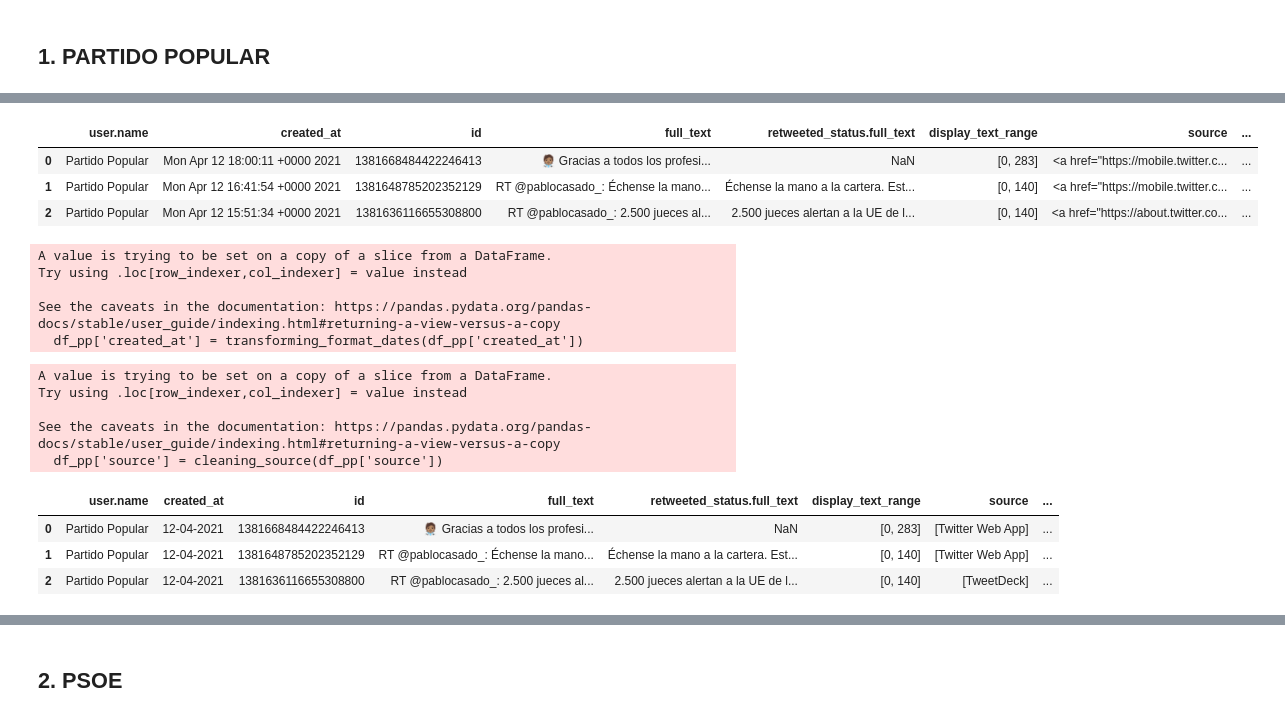
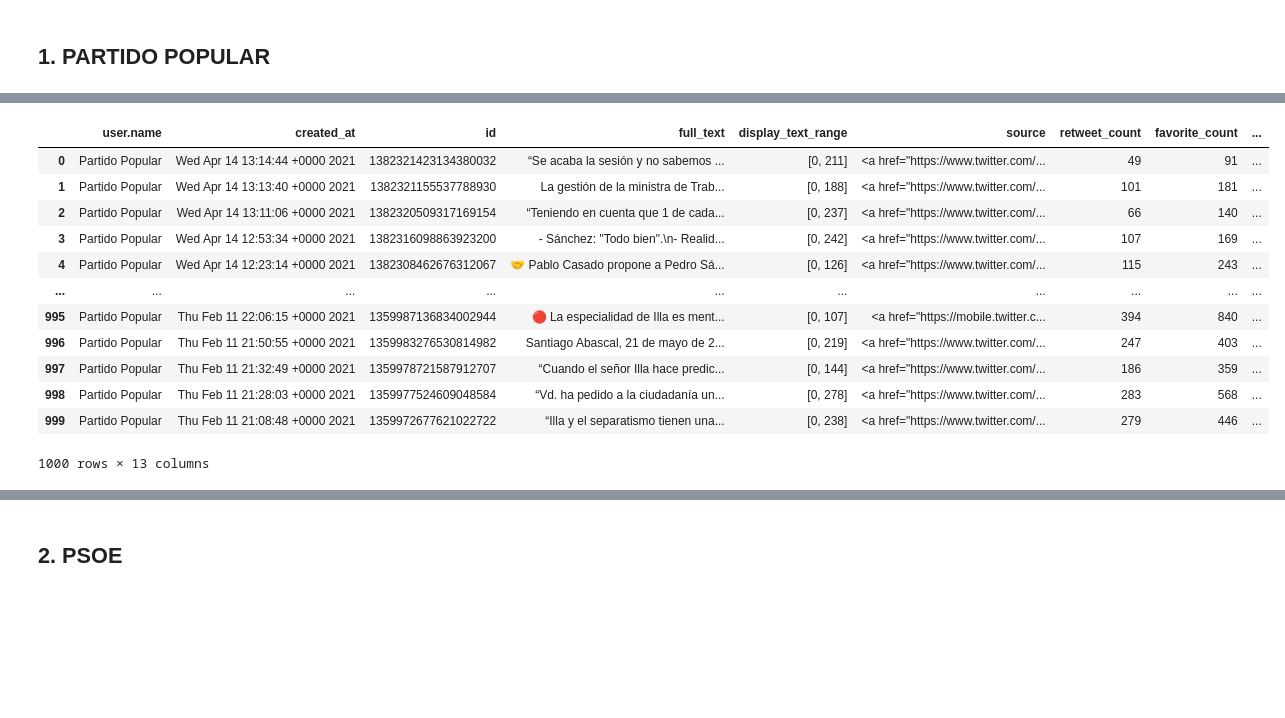
Before and after one commit to ssarahreyes/political_spanish_sentiment, a Jupyter notebook: notebooks/tweets_each_party.ipynb, the cells around one changed output, grey strips where cells are left out. Drawn from its saved outputs; the diff is of its cells as text; code cells hidden in the pictures; blank space fills up the shorter version.

```diff
--- a/notebooks/tweets_each_party.ipynb
+++ b/notebooks/tweets_each_party.ipynb
@@ -28,7 +28,8 @@ api = tweepy.API(auth, wait_on_rate_limit=True, wait_on_rate_limit_notify=True)
 pp_tweets = [tweet for tweet in tweepy.Cursor(api.user_timeline,
                                            screen_name='populares',
                                            tweet_mode='extended',
-                                           exclude_replies=True).items(1000)]
+                                           exclude_replies=True,
+                                              include_rts=False).items(1000)]
 # %%
 pp_json_response = [tweet._json for tweet in pp_tweets]
 df_pp_alltweets = pd.json_normalize(pp_json_response)
@@ -56,7 +66,7 @@ df_pp_alltweets.head(2)
 # %%
 # now, we select just the columns that are important for our analysis:
 
-columns_selected = ['user.name', 'created_at', 'id', 'full_text','retweeted_status.full_text', 'display_text_range',
+columns_selected = ['user.name', 'created_at', 'id', 'full_text', 'display_text_range',
                     'source', 'retweet_count', 'favorite_count', 'user.followers_count',
                     'user.friends_count', 'user.statuses_count', 'entities.hashtags', 'entities.urls']
 # %%
@@ -64,7 +78,16 @@ df_pp = df_pp_alltweets[columns_selected]
 # %%
-df_pp.head(3)
+df_pp
 # %% [output]
-|  | user.name | created_at | id | full_text | retweeted_status.full_text | display_text_range | source | ... |
-| 0 | Partido Popular | Mon Apr 12 18:00:11 +0000 2021 | 1381668484422246413 | 🧑🏽‍⚕️ Gracias a todos los profesi... | NaN | [0, 283] | <a href="https://mobile.twitter.c... | ... |
-| 1 | Partido Popular | Mon Apr 12 16:41:54 +0000 2021 | 1381648785202352129 | RT @pablocasado_: Échense la mano... | Échense la mano a la cartera. Est... | [0, 140] | <a href="https://mobile.twitter.c... | ... |
-| 2 | Partido Popular | Mon Apr 12 15:51:34 +0000 2021 | 1381636116655308800 | RT @pablocasado_: 2.500 jueces al... | 2.500 jueces alertan a la UE de l... | [0, 140] | <a href="https://about.twitter.co... | ... |
+|  | user.name | created_at | id | full_text | display_text_range | source | retweet_count | favorite_count | ... |
+| 0 | Partido Popular | Wed Apr 14 13:14:44 +0000 2021 | 1382321423134380032 | “Se acaba la sesión y no sabemos ... | [0, 211] | <a href="https://www.twitter.com/... | 49 | 91 | ... |
+| 1 | Partido Popular | Wed Apr 14 13:13:40 +0000 2021 | 1382321155537788930 | La gestión de la ministra de Trab... | [0, 188] | <a href="https://www.twitter.com/... | 101 | 181 | ... |
+| 2 | Partido Popular | Wed Apr 14 13:11:06 +0000 2021 | 1382320509317169154 | “Teniendo en cuenta que 1 de cada... | [0, 237] | <a href="https://www.twitter.com/... | 66 | 140 | ... |
+| 3 | Partido Popular | Wed Apr 14 12:53:34 +0000 2021 | 1382316098863923200 | - Sánchez: "Todo bien".\n- Realid... | [0, 242] | <a href="https://www.twitter.com/... | 107 | 169 | ... |
+| 4 | Partido Popular | Wed Apr 14 12:23:14 +0000 2021 | 1382308462676312067 | 🤝 Pablo Casado propone a Pedro Sá... | [0, 126] | <a href="https://www.twitter.com/... | 115 | 243 | ... |
+| ... | ... | ... | ... | ... | ... | ... | ... | ... | ... |
+| 995 | Partido Popular | Thu Feb 11 22:06:15 +0000 2021 | 1359987136834002944 | 🔴 La especialidad de Illa es ment... | [0, 107] | <a href="https://mobile.twitter.c... | 394 | 840 | ... |
+| 996 | Partido Popular | Thu Feb 11 21:50:55 +0000 2021 | 1359983276530814982 | Santiago Abascal, 21 de mayo de 2... | [0, 219] | <a href="https://www.twitter.com/... | 247 | 403 | ... |
+| 997 | Partido Popular | Thu Feb 11 21:32:49 +0000 2021 | 1359978721587912707 | “Cuando el señor Illa hace predic... | [0, 144] | <a href="https://www.twitter.com/... | 186 | 359 | ... |
+| 998 | Partido Popular | Thu Feb 11 21:28:03 +0000 2021 | 1359977524609048584 | “Vd. ha pedido a la ciudadanía un... | [0, 278] | <a href="https://www.twitter.com/... | 283 | 568 | ... |
+| 999 | Partido Popular | Thu Feb 11 21:08:48 +0000 2021 | 1359972677621022722 | “Illa y el separatismo tienen una... | [0, 238] | <a href="https://www.twitter.com/... | 279 | 446 | ... |
+1000 rows × 13 columns
@@ -86,8 +93,0 @@ def transforming_format_dates(column):
-# %%
-df_pp['created_at'] = transforming_format_dates(df_pp['created_at'])
-# %% [output]
-A value is trying to be set on a copy of a slice from a DataFrame.
-Try using .loc[row_indexer,col_indexer] = value instead
-
-See the caveats in the documentation: https://pandas.pydata.org/pandas-docs/stable/user_guide/indexing.html#returning-a-view-versus-a-copy
-  df_pp['created_at'] = transforming_format_dates(df_pp['created_at'])
@@ -104,18 +94,3 @@ def cleaning_source(column):
-# %%
-df_pp['source'] = cleaning_source(df_pp['source'])
-# %% [output]
-A value is trying to be set on a copy of a slice from a DataFrame.
-Try using .loc[row_indexer,col_indexer] = value instead
-
-See the caveats in the documentation: https://pandas.pydata.org/pandas-docs/stable/user_guide/indexing.html#returning-a-view-versus-a-copy
-  df_pp['source'] = cleaning_source(df_pp['source'])
-# %%
-df_pp.head(3)
-# %% [output]
-|  | user.name | created_at | id | full_text | retweeted_status.full_text | display_text_range | source | ... |
-| 0 | Partido Popular | 12-04-2021 | 1381668484422246413 | 🧑🏽‍⚕️ Gracias a todos los profesi... | NaN | [0, 283] | [Twitter Web App] | ... |
-| 1 | Partido Popular | 12-04-2021 | 1381648785202352129 | RT @pablocasado_: Échense la mano... | Échense la mano a la cartera. Est... | [0, 140] | [Twitter Web App] | ... |
-| 2 | Partido Popular | 12-04-2021 | 1381636116655308800 | RT @pablocasado_: 2.500 jueces al... | 2.500 jueces alertan a la UE de l... | [0, 140] | [TweetDeck] | ... |
 # %%
 # visualization
 fig, ax = plt.subplots(figsize=(6, 4))
```
Also changed, not shown: parts of 36 cells of this notebook, 2 other files.
